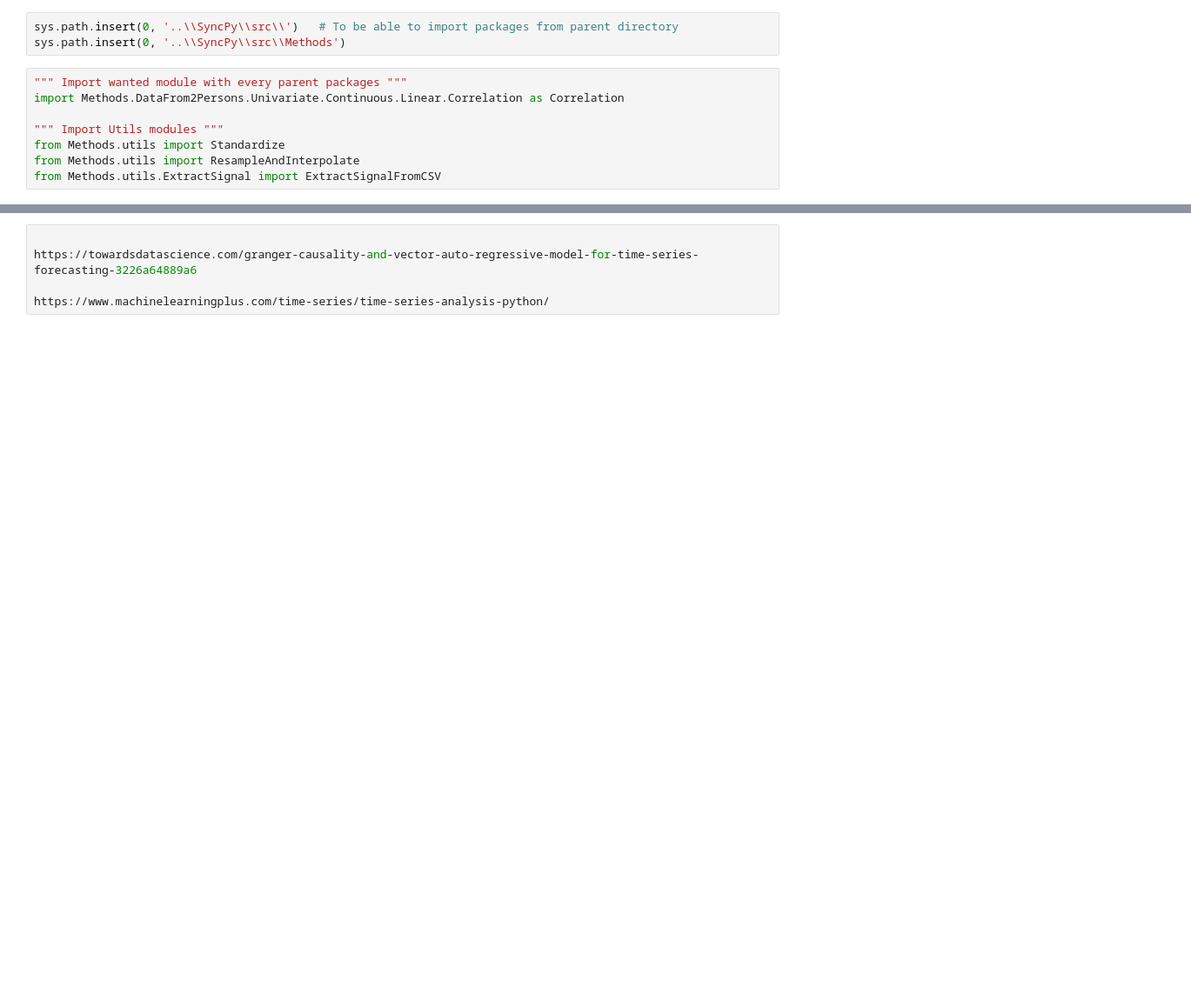
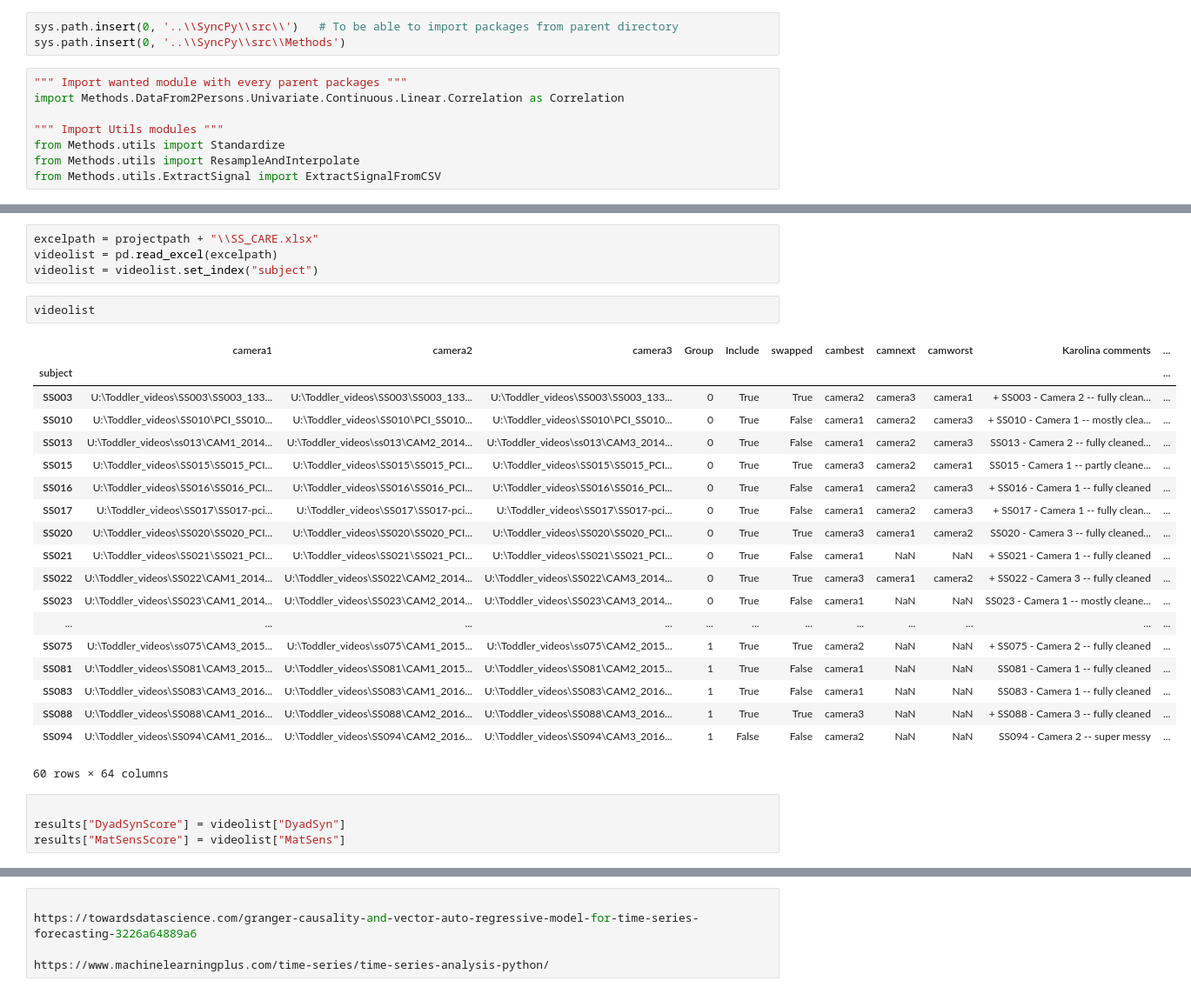
Before and after one commit to InfantLab/VASC, a Jupyter notebook: Step3.AnalyseData.syncpy.ipynb, the cells around one changed output, grey strips where cells are left out. Shown at 87% size. Drawn from its saved outputs; the diff is of its cells as text; blank space fills up the shorter version.

```diff
--- a/Step3.AnalyseData.syncpy.ipynb
+++ b/Step3.AnalyseData.syncpy.ipynb
@@ -264,0 +407,30 @@ for vid in videos:
+# %%
+excelpath = projectpath + "\\SS_CARE.xlsx"
+videolist = pd.read_excel(excelpath)
+videolist = videolist.set_index("subject")
+# %%
+videolist
+# %% [output]
+|  | camera1 | camera2 | camera3 | Group | Include | swapped | cambest | camnext | camworst | Karolina comments | ... |
+| subject |  |  |  |  |  |  |  |  |  |  | ... |
+| SS003 | U:\Toddler_videos\SS003\SS003_133... | U:\Toddler_videos\SS003\SS003_133... | U:\Toddler_videos\SS003\SS003_133... | 0 | True | True | camera2 | camera3 | camera1 | + SS003 - Camera 2 -- fully clean... | ... |
+| SS010 | U:\Toddler_videos\SS010\PCI_SS010... | U:\Toddler_videos\SS010\PCI_SS010... | U:\Toddler_videos\SS010\PCI_SS010... | 0 | True | False | camera1 | camera2 | camera3 | + SS010 - Camera 1 -- mostly clea... | ... |
+| SS013 | U:\Toddler_videos\ss013\CAM1_2014... | U:\Toddler_videos\ss013\CAM2_2014... | U:\Toddler_videos\ss013\CAM3_2014... | 0 | True | False | camera1 | camera2 | camera3 | SS013 - Camera 2 -- fully cleaned... | ... |
+| SS015 | U:\Toddler_videos\SS015\SS015_PCI... | U:\Toddler_videos\SS015\SS015_PCI... | U:\Toddler_videos\SS015\SS015_PCI... | 0 | True | True | camera3 | camera2 | camera1 | SS015 - Camera 1 -- partly cleane... | ... |
+| SS016 | U:\Toddler_videos\SS016\SS016_PCI... | U:\Toddler_videos\SS016\SS016_PCI... | U:\Toddler_videos\SS016\SS016_PCI... | 0 | True | False | camera1 | camera2 | camera3 | + SS016 - Camera 1 -- fully cleaned | ... |
+| SS017 | U:\Toddler_videos\SS017\SS017-pci... | U:\Toddler_videos\SS017\SS017-pci... | U:\Toddler_videos\SS017\SS017-pci... | 0 | True | False | camera1 | camera2 | camera3 | + SS017 - Camera 1 -- fully clean... | ... |
+| SS020 | U:\Toddler_videos\SS020\SS020_PCI... | U:\Toddler_videos\SS020\SS020_PCI... | U:\Toddler_videos\SS020\SS020_PCI... | 0 | True | True | camera3 | camera1 | camera2 | SS020 - Camera 3 -- fully cleaned... | ... |
+| SS021 | U:\Toddler_videos\SS021\SS021_PCI... | U:\Toddler_videos\SS021\SS021_PCI... | U:\Toddler_videos\SS021\SS021_PCI... | 0 | True | False | camera1 | NaN | NaN | + SS021 - Camera 1 -- fully cleaned | ... |
+| SS022 | U:\Toddler_videos\SS022\CAM1_2014... | U:\Toddler_videos\SS022\CAM2_2014... | U:\Toddler_videos\SS022\CAM3_2014... | 0 | True | True | camera3 | camera1 | camera2 | + SS022 - Camera 3 -- fully cleaned | ... |
+| SS023 | U:\Toddler_videos\SS023\CAM1_2014... | U:\Toddler_videos\SS023\CAM2_2014... | U:\Toddler_videos\SS023\CAM3_2014... | 0 | True | False | camera1 | NaN | NaN | SS023 - Camera 1 -- mostly cleane... | ... |
+| ... | ... | ... | ... | ... | ... | ... | ... | ... | ... | ... | ... |
+| SS075 | U:\Toddler_videos\ss075\CAM3_2015... | U:\Toddler_videos\ss075\CAM1_2015... | U:\Toddler_videos\ss075\CAM2_2015... | 1 | True | True | camera2 | NaN | NaN | + SS075 - Camera 2 -- fully cleaned | ... |
+| SS081 | U:\Toddler_videos\SS081\CAM3_2015... | U:\Toddler_videos\SS081\CAM1_2015... | U:\Toddler_videos\SS081\CAM2_2015... | 1 | True | False | camera1 | NaN | NaN | SS081 - Camera 1 -- fully cleaned | ... |
+| SS083 | U:\Toddler_videos\SS083\CAM3_2016... | U:\Toddler_videos\SS083\CAM1_2016... | U:\Toddler_videos\SS083\CAM2_2016... | 1 | True | False | camera1 | NaN | NaN | SS083 - Camera 1 -- fully cleaned | ... |
+| SS088 | U:\Toddler_videos\SS088\CAM1_2016... | U:\Toddler_videos\SS088\CAM2_2016... | U:\Toddler_videos\SS088\CAM3_2016... | 1 | True | True | camera3 | NaN | NaN | + SS088 - Camera 3 -- fully cleaned | ... |
+| SS094 | U:\Toddler_videos\SS094\CAM1_2016... | U:\Toddler_videos\SS094\CAM2_2016... | U:\Toddler_videos\SS094\CAM3_2016... | 1 | False | False | camera2 | NaN | NaN | SS094 - Camera 2 -- super messy | ... |
+60 rows × 64 columns
+# %%
+
+results["DyadSynScore"] = videolist["DyadSyn"]
+results["MatSensScore"] = videolist["MatSens"]
```
Also changed, not shown: parts of 20 cells of this notebook, 6 other files.
